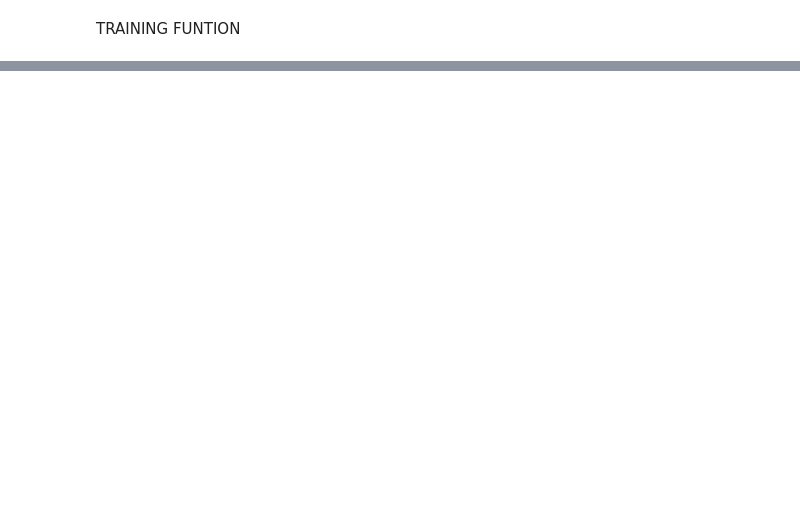
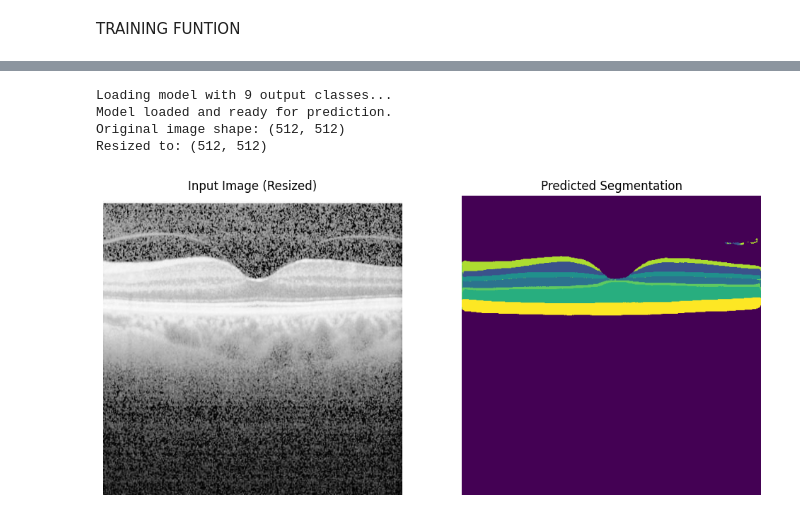
Before and after one commit to snlrai/OCT, a Jupyter notebook: Segmentation.ipynb, the cells around one changed output, grey strips where cells are left out. Cells and saved outputs as stored; diff of their text form; code cells hidden in the pictures; blank space fills up the shorter version.

Commit message:
first segmentation model with little changes

```diff
--- a/Segmentation.ipynb
+++ b/Segmentation.ipynb
@@ -167,9 +158,11 @@ for img_info in tqdm(images, desc="Generating Masks"):
 
     for ann in anns:
         category_id = ann['category_id']
+        # Map original category_id to model label (0-indexed)
+        mapped_label = category_id_to_label.get(category_id, category_id)
         for seg in ann['segmentation']:
             poly = np.array(seg, dtype=np.int32).reshape((-1, 1, 2))
-            cv2.fillPoly(mask, [poly], color=(category_id))
+            cv2.fillPoly(mask, [poly], color=int(mapped_label))
 
     base_name = img_file_name.split('.')[0]
     mask_file_name = f"{base_name}.png"
@@ -581,0 +598,74 @@ Prediction saved to: /content/drive/MyDrive/oct_major_project/predictions/NORMAL
+# %%
+
+import cv2
+import torch
+import numpy as np
+import matplotlib.pyplot as plt
+
+def predict_on_single_image(model, image_path, device):
+    """
+    Loads a single image, preprocesses it, runs it through the model,
+    and visualizes the original image and the predicted mask.
+    """
+
+    model.eval()
+
+
+    image = cv2.imread(image_path, cv2.IMREAD_GRAYSCALE)
+    if image is None:
+        print(f"Error: Could not load image at {image_path}")
+        return
+
+
+    original_shape = image.shape
+    image_resized = cv2.resize(image, (512, 512))
+
+    image_normalized = image_resized.astype(np.float32) / 255.0
+    image_processed = np.expand_dims(image_normalized, axis=0)
+
+    input_tensor = torch.from_numpy(image_processed).unsqueeze(0).to(device)
+
+
+    with torch.no_grad():
+        output = model(input_tensor)
+        predicted_mask = torch.argmax(output, dim=1).squeeze().cpu().numpy()
+
+
+    print(f"Original image shape: {original_shape}")
+    print(f"Resized to: {image_resized.shape}")
+
+    fig, ax = plt.subplots(1, 2, figsize=(12, 6))
+
+    ax[0].imshow(image_resized, cmap='gray')
+    ax[0].set_title("Input Image (Resized)")
+    ax[0].axis('off')
+
+    ax[1].imshow(predicted_mask, cmap='viridis')
+    ax[1].set_title("Predicted Segmentation")
+    ax[1].axis('off')
+
+    plt.show()
+
+
+
+
+
+MODEL_SAVE_PATH = os.path.join(PROJECT_FOLDER_IN_DRIVE, "unet_retina_segmentation.pth")
+print(f"Loading model with {NUM_CLASSES} output classes...")
+model = UNet(in_channels=1, out_channels=NUM_CLASSES)
+model.load_state_dict(torch.load(MODEL_SAVE_PATH, map_location=DEVICE))
+model.to(DEVICE)
+print("Model loaded and ready for prediction.")
+
+
+
+uploaded_image_path = '/content/drive/MyDrive/oct_major_project/NORMAL 2.v1i.coco-segmentation/train/NORMAL-266557-2_jpeg.rf.f9bef8a6442528dd660fe9b96ebadc6b.jpg'
+
+
+predict_on_single_image(model, uploaded_image_path, DEVICE)
+# %% [output]
+Loading model with 9 output classes...
+Model loaded and ready for prediction.
+Original image shape: (512, 512)
+Resized to: (512, 512)
+[figure, added]
```
Also changed, not shown: parts of 19 cells of this notebook.
